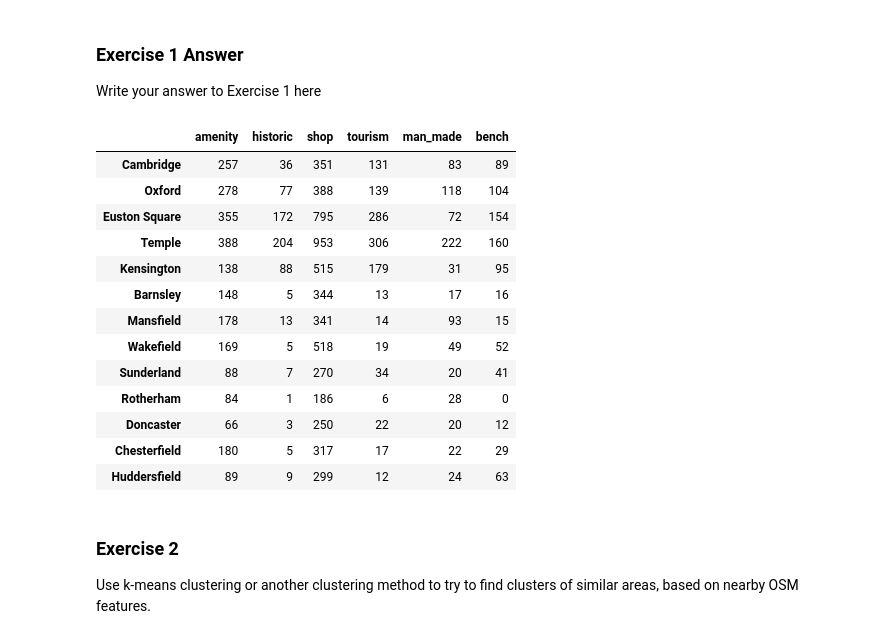
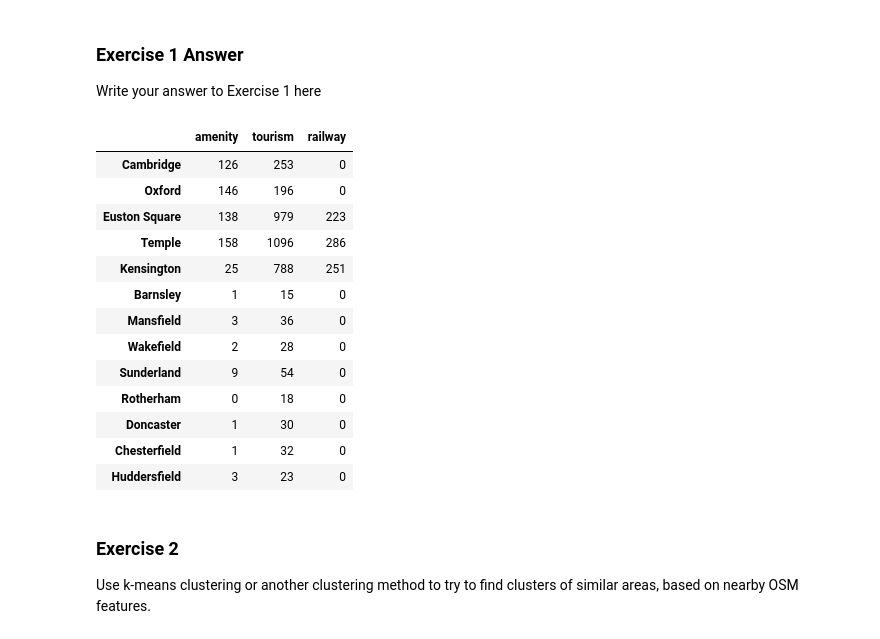
Before and after one commit to jr919cam/jr919_ads_2024, a Jupyter notebook: _notebooks/02-access-assess-geospatial.ipynb, the cells around one changed output. Drawn from its saved outputs; the diff is of its cells as text; code cells hidden in the pictures.

```diff
--- a/_notebooks/02-access-assess-geospatial.ipynb
+++ b/_notebooks/02-access-assess-geospatial.ipynb
@@ -458,12 +451,9 @@ can also search for specific tags like this:
 # %%
 # Modify this dict
 tags = {
-    "amenity": ["cafe", "parking"],
-    "historic": True,
-    "shop": True,
+    "amenity": ["university","library"],
     "tourism": True,
-    "man_made": True,
-    "bench": True
+    "railway": ["subway"],
 }
 # %% [markdown]
 Here there are 13 UK locations.
@@ -495,27 +485,27 @@ Write your answer to Exercise 1 here
 # %%
 # Use this box for any code you need
 locations_pois_counts = []
 for location in locations_dict:
-  location_pois_counts = count_pois_near_coordinates(locations_dict[location][0], locations_dict[location][1], tags)
+  location_pois_counts = count_pois_near_coordinates(locations_dict[location][0], locations_dict[location][1], tags, distance_km=2)
   locations_pois_counts.append(location_pois_counts)
 pois_counts_df = pd.DataFrame(locations_pois_counts, index=locations_dict.keys())
 
 pois_counts_df
 # %% [output]
-|  | amenity | historic | shop | tourism | man_made | bench |
-| Cambridge | 257 | 36 | 351 | 131 | 83 | 89 |
-| Oxford | 278 | 77 | 388 | 139 | 118 | 104 |
-| Euston Square | 355 | 172 | 795 | 286 | 72 | 154 |
-| Temple | 388 | 204 | 953 | 306 | 222 | 160 |
-| Kensington | 138 | 88 | 515 | 179 | 31 | 95 |
-| Barnsley | 148 | 5 | 344 | 13 | 17 | 16 |
-| Mansfield | 178 | 13 | 341 | 14 | 93 | 15 |
-| Wakefield | 169 | 5 | 518 | 19 | 49 | 52 |
-| Sunderland | 88 | 7 | 270 | 34 | 20 | 41 |
-| Rotherham | 84 | 1 | 186 | 6 | 28 | 0 |
-| Doncaster | 66 | 3 | 250 | 22 | 20 | 12 |
-| Chesterfield | 180 | 5 | 317 | 17 | 22 | 29 |
-| Huddersfield | 89 | 9 | 299 | 12 | 24 | 63 |
+|  | amenity | tourism | railway |
+| Cambridge | 126 | 253 | 0 |
+| Oxford | 146 | 196 | 0 |
+| Euston Square | 138 | 979 | 223 |
+| Temple | 158 | 1096 | 286 |
+| Kensington | 25 | 788 | 251 |
+| Barnsley | 1 | 15 | 0 |
+| Mansfield | 3 | 36 | 0 |
+| Wakefield | 2 | 28 | 0 |
+| Sunderland | 9 | 54 | 0 |
+| Rotherham | 0 | 18 | 0 |
+| Doncaster | 1 | 30 | 0 |
+| Chesterfield | 1 | 32 | 0 |
+| Huddersfield | 3 | 23 | 0 |
 # %% [markdown]
 ### Exercise 2
 
```
Also changed, not shown: parts of 5 cells of this notebook.
